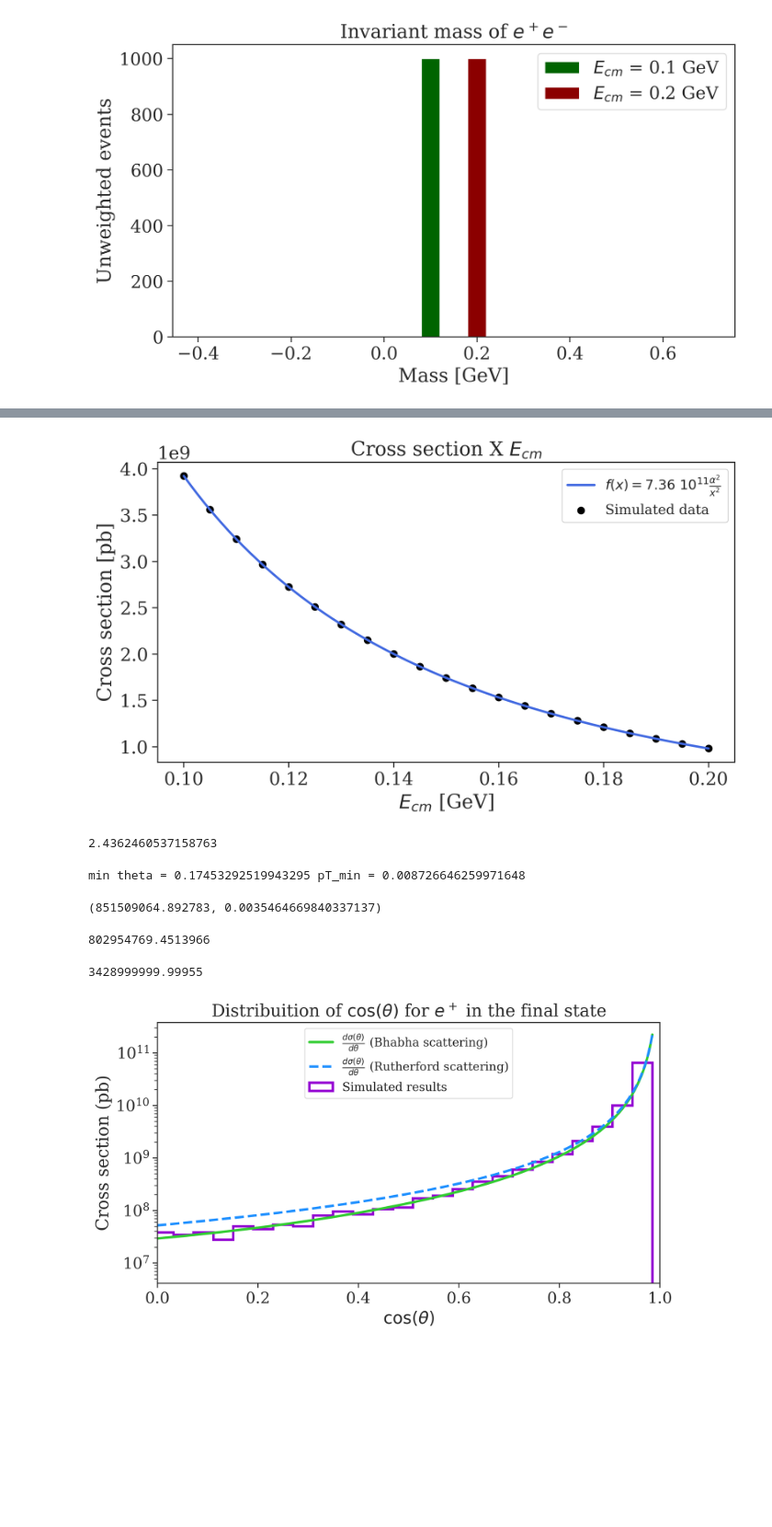
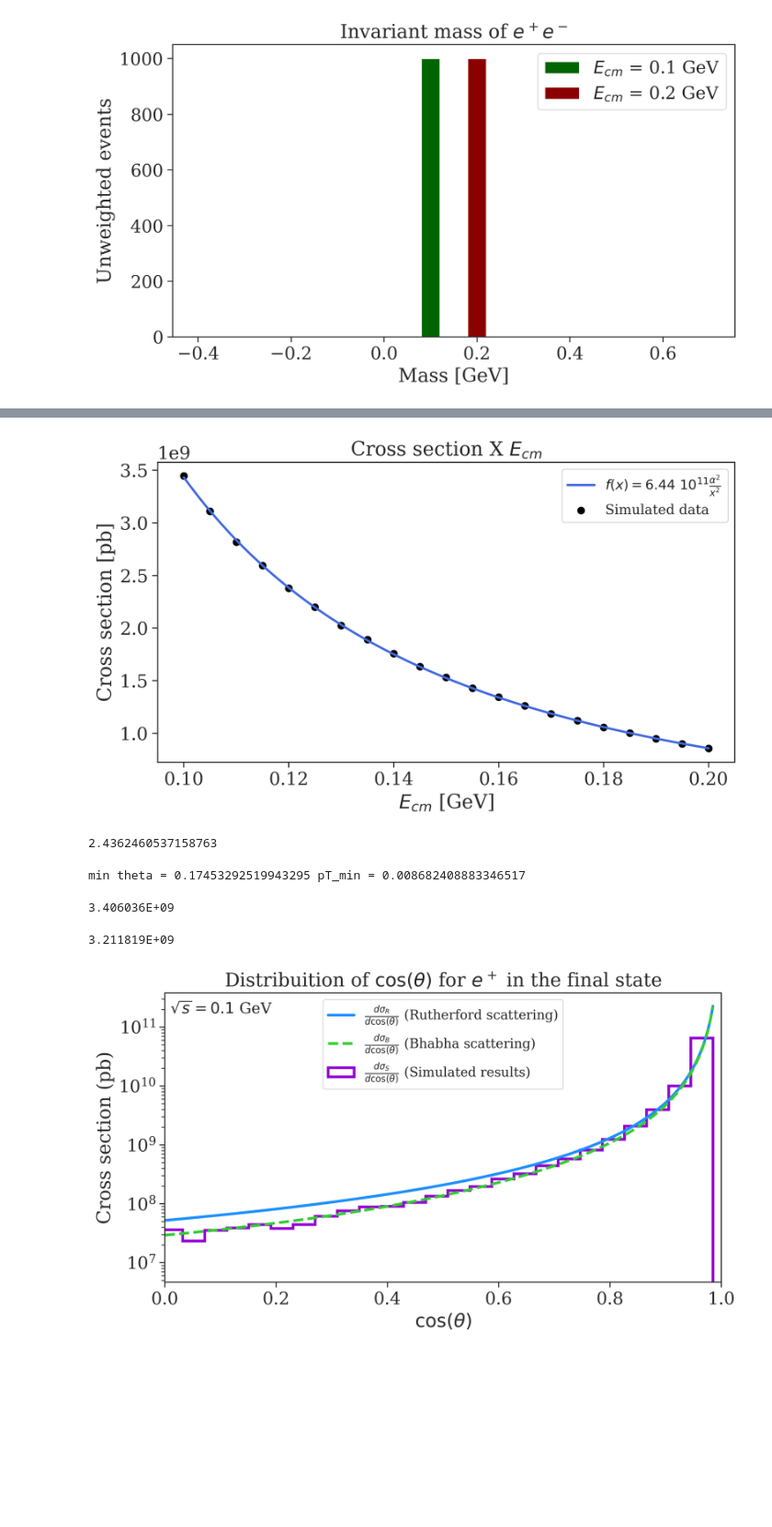
Before and after one commit to viniciusrocca/simulationsSM, a Jupyter notebook: epem2epem/epem2epem.ipynb, the cells around one changed output, grey strips where cells are left out. Shown at 92% size. Cells and saved outputs as stored; diff of their text form; code cells hidden in the pictures; blank space fills up the shorter version.

Commit message:
New graphs update

```diff
--- a/epem2epem/epem2epem.ipynb
+++ b/epem2epem/epem2epem.ipynb
@@ -146,7 +156,7 @@ plt.show()
 #Cross section X E_cm plot (1/x^2 fit)
 fig = plt.figure(figsize = [9.2,4.9], dpi = 300)
 plt.scatter(e_cm,cross_section, linewidth = 2, color = 'black',label = r'Simulated data')
-plt.plot(x, func(x,*popt*alpha_square), linewidth = 2, color = 'royalblue', label = r'$f(x) = 7.36 \ 10^{11}\frac{\alpha^2}{x^2} $ ')
+plt.plot(x, func(x,*popt*alpha_square), linewidth = 2, color = 'royalblue', label = r'$f(x) = 6.44 \ 10^{11}\frac{\alpha^2}{x^2} $ ')
 
 
 plt.ylabel(r'Cross section [pb]')
@@ -156,7 +166,7 @@ plt.legend(fontsize = 12)
 plt.savefig('CsXEcm_epem.pdf')
 plt.show()
 # %% [output]
-[figure, old version]
+[figure, new version]
 # %%
 theta_min = np.pi/18
 eta_max = np.arctanh(np.cos(theta_min))
@@ -168,10 +178,10 @@ print(eta_max)
 E = 0.1
 
 
-pT_min = theta_min*E/2
+pT_min = np.sin(theta_min)*E/2
 print('min theta =', theta_min, 'pT_min =', pT_min)
 # %% [output]
-min theta = 0.17453292519943295 pT_min = 0.008726646259971648
+min theta = 0.17453292519943295 pT_min = 0.008682408883346517
 # %%
 def integrand(cos_theta):
 
@@ -207,25 +217,28 @@ def integrand1(cos_theta):
 #Rutherford scattering diferential cross section
 
 E = 0.1 #GeV
+e = 1.602e-19
+epsilon_0 = 8.85e-12
+k = e**2/(4*np.pi*epsilon_0)
 
 cos_theta = np.arange(-1,np.cos(np.pi/18),0.00001)
 
 iR = sc.integrate.quad(integrand1,-1,np.cos(theta_min))
-print(iR)
+print("%10.6E" % (iR[0]))
 
 
 alpha = (1/137)
-coeff = alpha**2/(4*E**2)
+coeff = alpha**2/(4*(E**2))
 
 coeff= coeff*0.389389379372e9
 
 y = 4*2*np.pi*coeff/(((1-cos_theta)/2)**2)
 # %% [output]
-(851509064.892783, 0.0035464669840337137)
+3.406036E+09
 # %%
 #Bhabha scattering
 i = sc.integrate.quad(integrand,-1,np.cos(theta_min))
-print(i[0])
+print("%10.6E" % i[0])
 
 #cos^2(theta/2)
 cos_theta2_square = (1+cos_theta)/2
@@ -241,40 +254,37 @@ coeff1 = alpha**2/(8 *E**2)
 y1 = termo1+termo2+termo3
 y1 =  4*2*np.pi*coeff1*y1*0.389379372e9
 # %% [output]
-802954769.4513966
+3.211819E+09
 # %%
 
 fig = plt.figure(figsize = [9.2,4.9], dpi = 300)
 
+#Rutherford diferential cross section
+plot = plt.plot(cos_theta,y, color = 'dodgerblue', label = r'$\frac{d\sigma_R}{d\cos(\theta)}$ (Rutherford scattering)', linewidth = 2.5)
 
 #Bhabha scattering
-plot = plt.plot(cos_theta,y1,  color = 'limegreen', label = r'$\frac{d\sigma(\theta)}{d\theta}$ (Bhabha scattering)', linewidth = 2.5)
-
-#Rutherford diferential cross section
-plot = plt.plot(cos_theta,y, linestyle = '--', color = 'dodgerblue', label = r'$\frac{d\sigma(\theta)}{d\theta}$ (Rutherford scattering)', linewidth = 2.5)
+plot = plt.plot(cos_theta,y1,  color = 'limegreen',linestyle = '--', label = r'$\frac{d\sigma_B}{d\cos(\theta)}$ (Bhabha scattering)', linewidth = 2.5)
 
 #Simulated distribuition
-cos_thetap1, cos_thetam1 = cos_theta_distribuition('epem_scat_uncut_out.lhe')
+cos_thetap1, cos_thetam1 = cos_theta_distribuition('epem_scat_cut_out.lhe')
 
 bin_width = (1+np.cos(theta_min))/50
-weights =  np.array(100000*[3.429e+09/(bin_width*1e5)])
+weights =  np.array(100000*[3.433e+09/(bin_width*1e5)])
 
 
-values, bins, _ = plt.hist(cos_thetap1, bins=50, range = [-1,np.cos(theta_min)],  histtype = 'step', linewidth =2.5,  weights = weights, color = 'darkviolet', label = r'Simulated results')
-print(sum(np.diff(bins)*values))
+values, bins, _ = plt.hist(cos_thetap1, bins=50, range = [-1,np.cos(theta_min)],  histtype = 'step', linewidth =2.5,  weights = weights, color = 'darkviolet', label = r'$\frac{d\sigma_S}{d\cos(\theta)}$ (Simulated results)')
 
 plt.ylabel(r'Cross section (pb)')
 plt.xlabel(r'$\cos{(\theta)}$')
 plt.title(r'Distribuition of $\cos{(\theta)}$ for $e^+$ in the final state')
-plt.annotate(r'$\sqrt{s} = 0.1$ GeV',(0.01,3e2), fontsize = 14)
+plt.annotate(r'$\sqrt{s} = 0.1$ GeV',(0.01,1.7e11), fontsize = 14)
 plt.legend(loc ='upper center', fontsize = 12)
 plt.xlim([0,1])
 #plt.ylim([0.0001,1e4])
 plt.yscale('log')
 
 
 plt.savefig('cosT_distribution.pdf')
 plt.show()
 # %% [output]
-3428999999.99955
-[figure, old version]
+[figure, new version]
```
Also changed, not shown: parts of 8 cells of this notebook.
